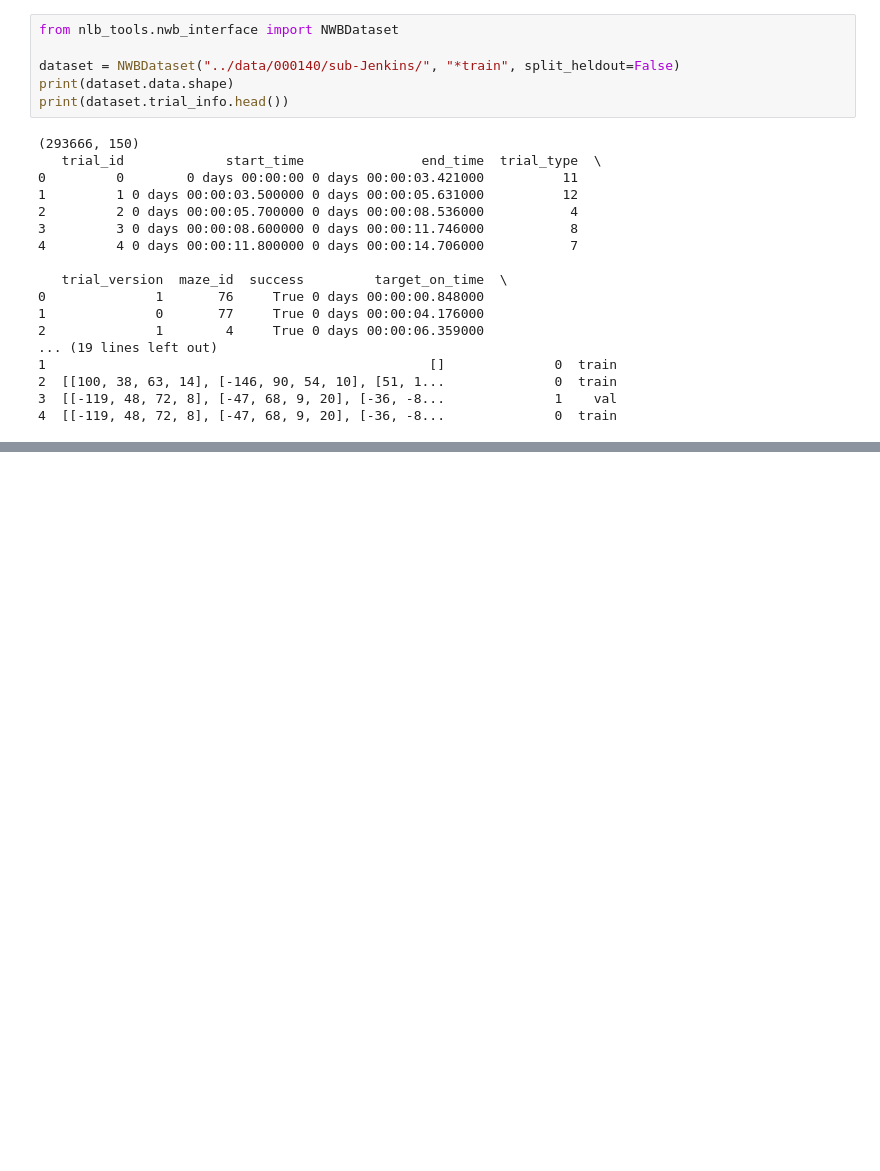
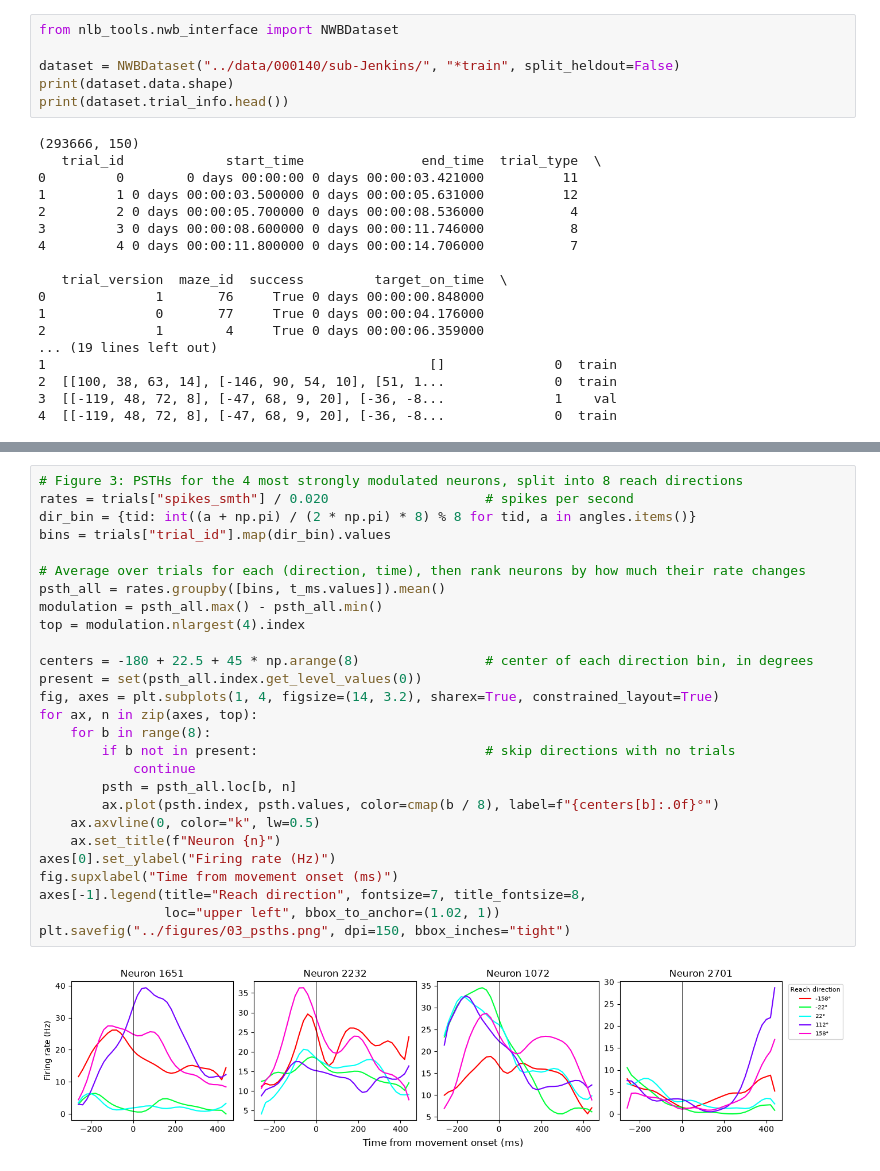
Before and after one commit to jamesdelinois/motor-cortex-neural-decoding, a Jupyter notebook: notebooks/01_explore.ipynb, the cells around one changed output, grey strips where cells are left out. Drawn from its saved outputs; the diff is of its cells as text; blank space fills up the shorter version.

```diff
--- a/notebooks/01_explore.ipynb
+++ b/notebooks/01_explore.ipynb
@@ -32,0 +100,29 @@ print(dataset.trial_info.head())
+# %%
+# Figure 3: PSTHs for the 4 most strongly modulated neurons, split into 8 reach directions
+rates = trials["spikes_smth"] / 0.020                    # spikes per second
+dir_bin = {tid: int((a + np.pi) / (2 * np.pi) * 8) % 8 for tid, a in angles.items()}
+bins = trials["trial_id"].map(dir_bin).values
+
+# Average over trials for each (direction, time), then rank neurons by how much their rate changes
+psth_all = rates.groupby([bins, t_ms.values]).mean()
+modulation = psth_all.max() - psth_all.min()
+top = modulation.nlargest(4).index
+
+centers = -180 + 22.5 + 45 * np.arange(8)                # center of each direction bin, in degrees
+present = set(psth_all.index.get_level_values(0))
+fig, axes = plt.subplots(1, 4, figsize=(14, 3.2), sharex=True, constrained_layout=True)
+for ax, n in zip(axes, top):
+    for b in range(8):
+        if b not in present:                             # skip directions with no trials
+            continue
+        psth = psth_all.loc[b, n]
+        ax.plot(psth.index, psth.values, color=cmap(b / 8), label=f"{centers[b]:.0f}°")
+    ax.axvline(0, color="k", lw=0.5)
+    ax.set_title(f"Neuron {n}")
+axes[0].set_ylabel("Firing rate (Hz)")
+fig.supxlabel("Time from movement onset (ms)")
+axes[-1].legend(title="Reach direction", fontsize=7, title_fontsize=8,
+                loc="upper left", bbox_to_anchor=(1.02, 1))
+plt.savefig("../figures/03_psths.png", dpi=150, bbox_inches="tight")
+# %% [output]
+[figure, added]
```
Also changed, not shown: parts of 5 cells of this notebook, 4 other files.
